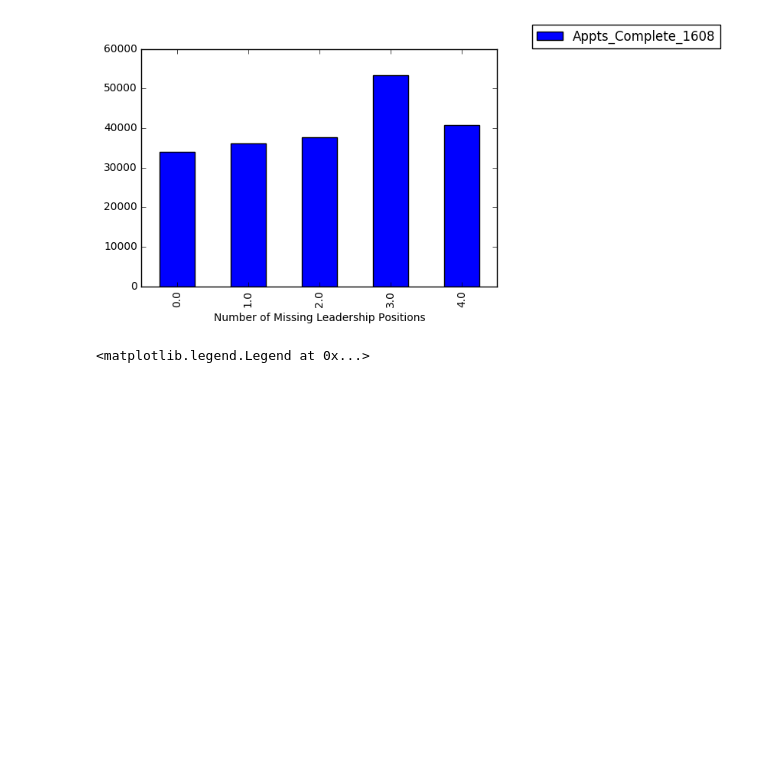
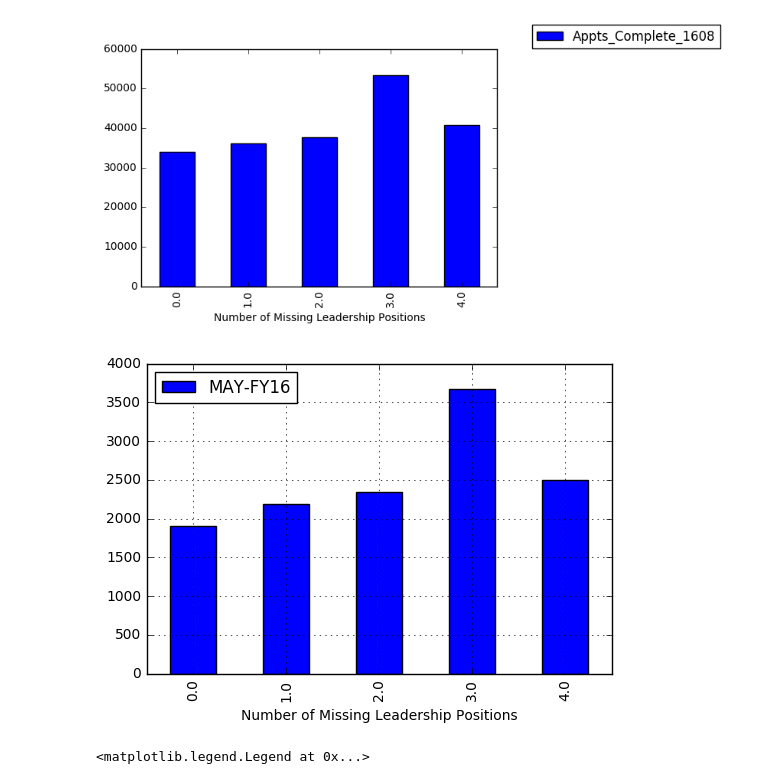
Before and after one commit to isabella232/va-data-analysis, a Jupyter notebook: Main_Analysis_Master.ipynb, the cells around one changed output. Saved outputs shown, nothing was run; the diff lists cells and outputs as text; code cells hidden in the pictures; blank space fills up the shorter version.

```diff
--- a/Main_Analysis_Master.ipynb
+++ b/Main_Analysis_Master.ipynb
@@ -215,6 +212,19 @@ plt.legend(bbox_to_anchor=(1.4, 1),
 # %% [output]
 <matplotlib.legend.Legend at 0x...>
 [figure]
+# %%
+values = ["MAY-FY16"]
+
+
+
+pivot_Missing_Leadership = pd.pivot_table(df, index=['Missing_Leadership'], values =values,aggfunc=np.mean).reset_index()
+ax = pivot_Missing_Leadership.plot(kind='bar',x='Missing_Leadership')
+#plt.title("Mean Primary Care Wait Time, Completed Appts 2016")
+ax.set_xlabel("Number of Missing Leadership Positions")
+#ax.legend_.remove()
+ax.grid(True)
+# %% [output]
+[figure, added]
 # %%
 values = ["Complete_Increase_%"]
 
```
Also changed, not shown: parts of 25 cells of this notebook, 7 other files.
